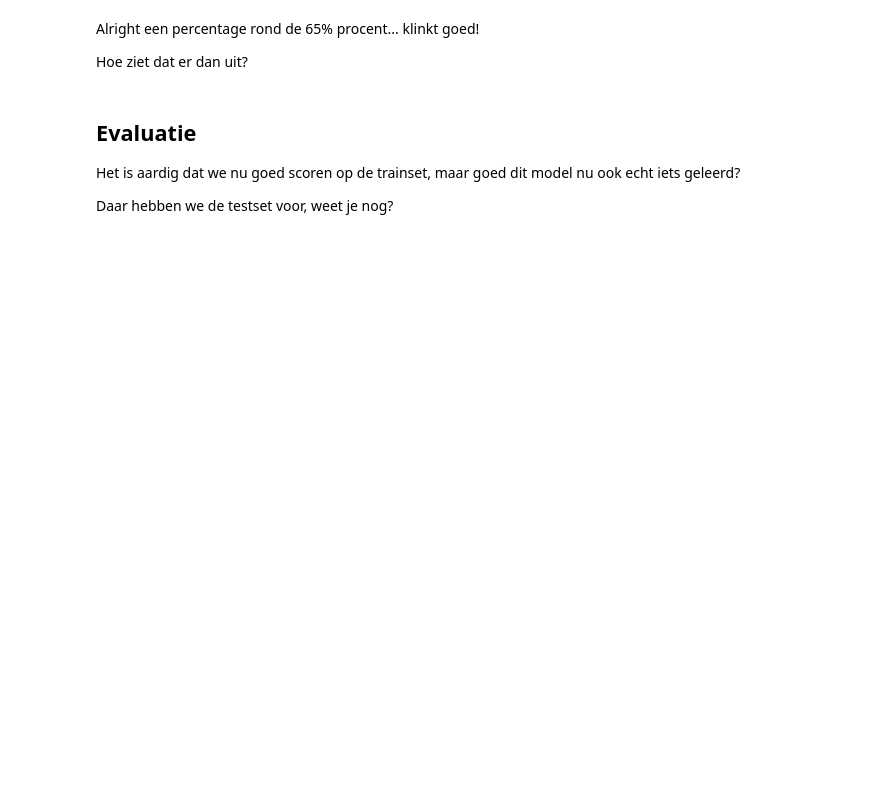
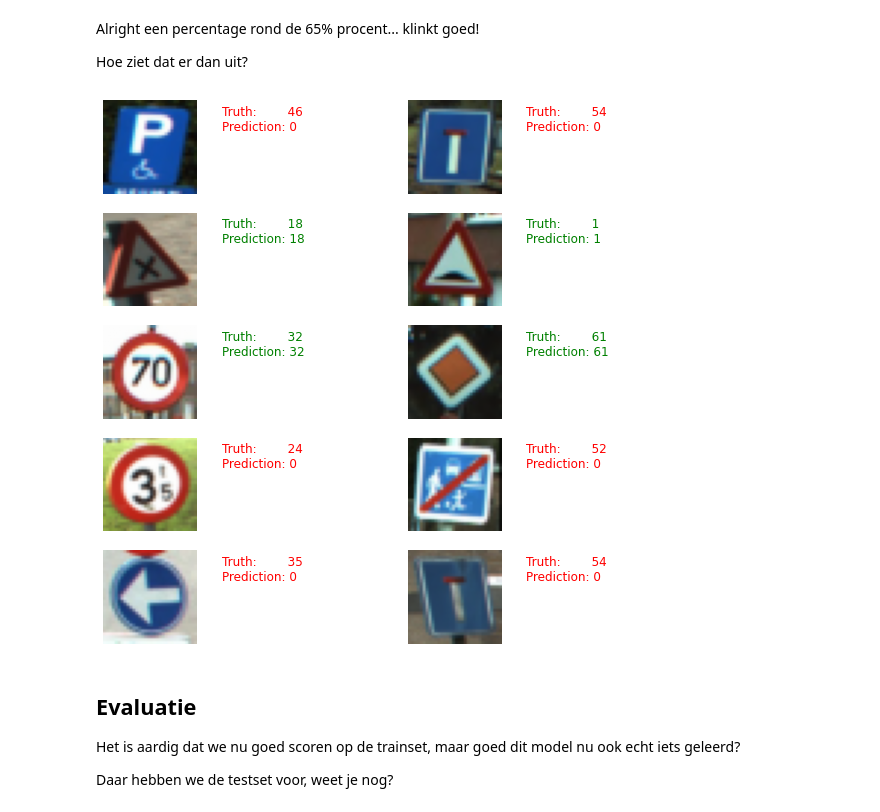
Before and after one commit to rwsdatalab/verkeersborden, a Jupyter notebook: notebooks/deel_1_Verkeersborden_classificeren.ipynb, the cells around one changed output. Saved outputs shown, nothing was run; the diff lists cells and outputs as text; code cells hidden in the pictures; blank space fills up the shorter version.

```diff
--- a/notebooks/deel_1_Verkeersborden_classificeren.ipynb
+++ b/notebooks/deel_1_Verkeersborden_classificeren.ipynb
@@ -260,25 +343,27 @@ Hoe ziet dat er dan uit?
 # %%
 # Pick 10 random images
 sample_indexes = random.sample(range(len(images32)), 10)
 sample_images = [images32[i] for i in sample_indexes]
 sample_labels = [labels[i] for i in sample_indexes]
 
 # Run the "predicted_labels" op.
 predicted = session.run([predicted_labels],
                         feed_dict={images_ph: sample_images})[0]
 
 # Display the predictions and the ground truth visually.
 fig = plt.figure(figsize=(10, 10))
-for i in range(len(sample_images)):- pip:
+for i in range(len(sample_images)):
 
     truth = sample_labels[i]
     prediction = predicted[i]
     plt.subplot(5, 2,1+i)
     plt.axis('off')
     color='green' if truth == prediction else 'red'
     plt.text(40, 10, "Truth:        {0}\nPrediction: {1}".format(truth, prediction),
              fontsize=12, color=color)
-    plt.imshow(sample_images[i])
+    plt.imshow(sample_images[i][..., ::-1])
+# %% [output]
+[figure, added]
 # %% [markdown]
 ## Evaluatie
 
```
Also changed, not shown: parts of 22 cells of this notebook.
